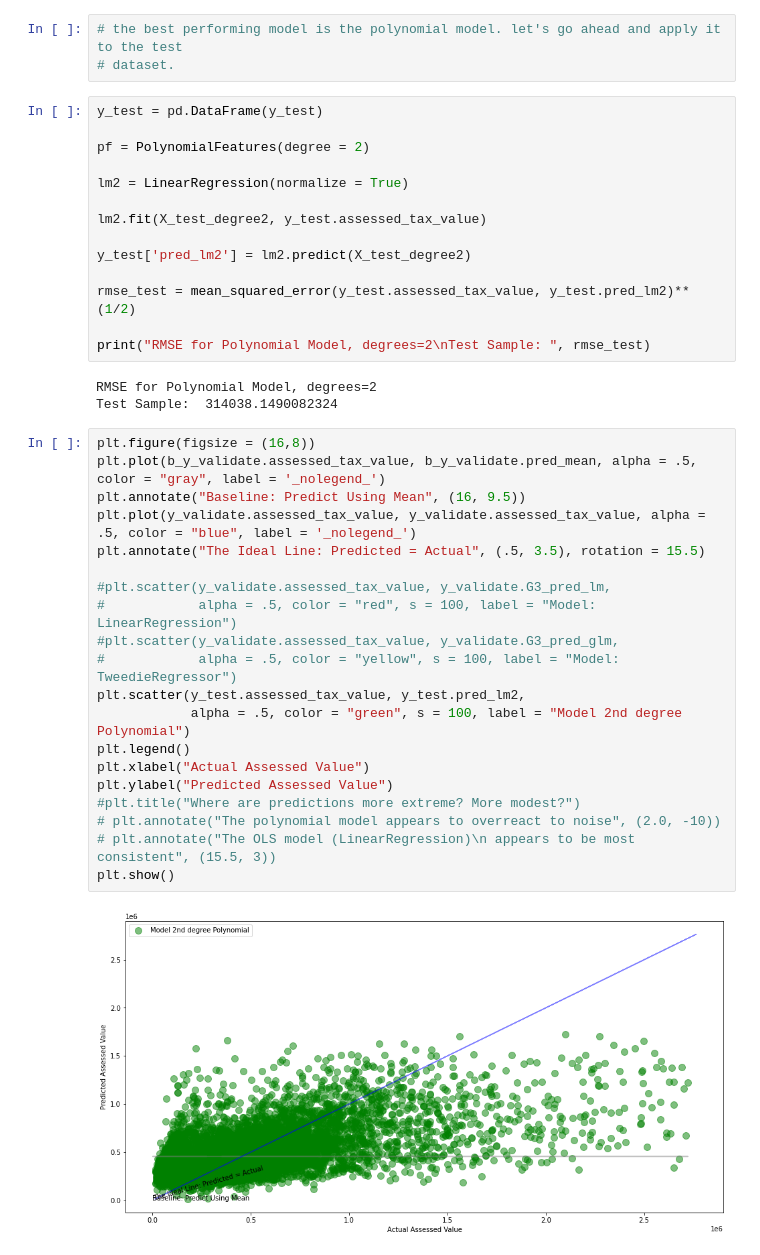
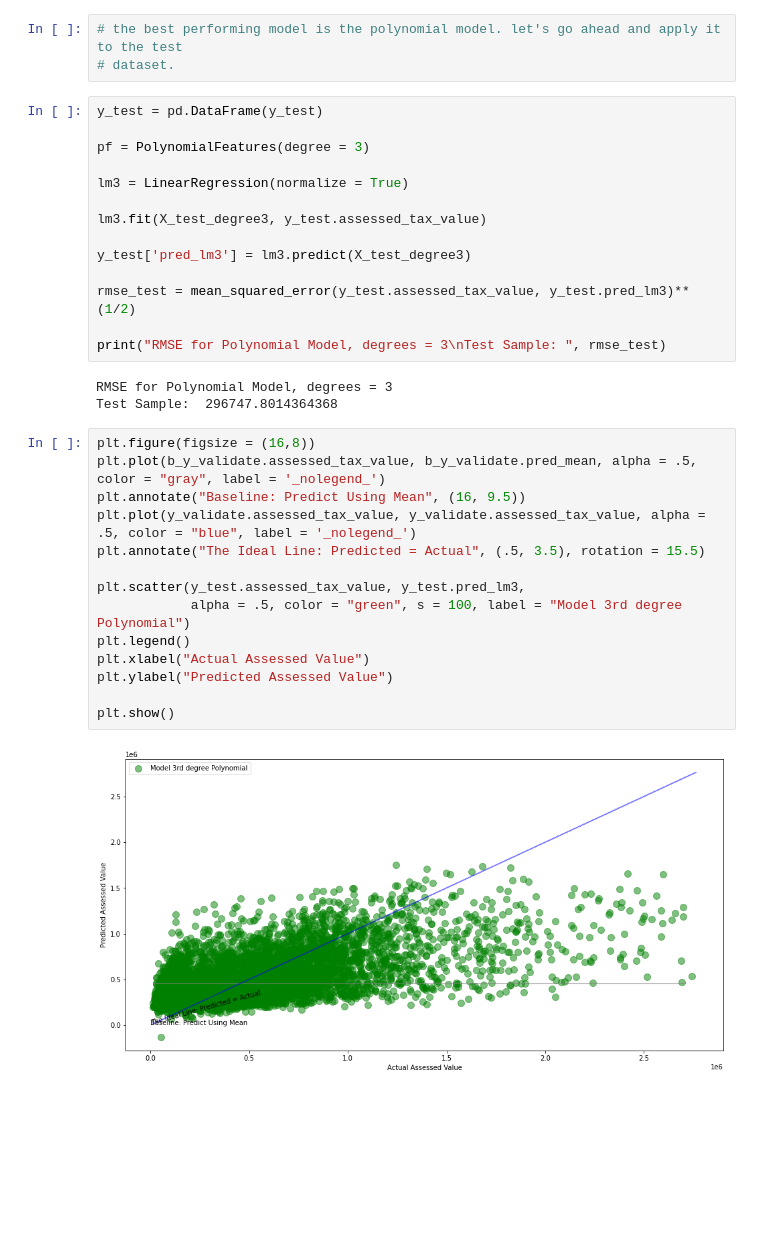
Before and after one commit to david-rodriguez-siller/zillow-regression-project, a Jupyter notebook: Zillow_Regression_Project-Estimating_Home_Values.ipynb, the cells around one changed output. Cells and saved outputs as stored; diff of their text form; blank space fills up the shorter version.

```diff
--- a/Zillow_Regression_Project-Estimating_Home_Values.ipynb
+++ b/Zillow_Regression_Project-Estimating_Home_Values.ipynb
@@ -468,42 +448,36 @@ Validation/Out-of-Sample:  315143.2668118182
 # %%
 y_test = pd.DataFrame(y_test)
 
-pf = PolynomialFeatures(degree = 2)
+pf = PolynomialFeatures(degree = 3)
 
-lm2 = LinearRegression(normalize = True)
+lm3 = LinearRegression(normalize = True)
 
-lm2.fit(X_test_degree2, y_test.assessed_tax_value)
+lm3.fit(X_test_degree3, y_test.assessed_tax_value)
 
-y_test['pred_lm2'] = lm2.predict(X_test_degree2)
+y_test['pred_lm3'] = lm3.predict(X_test_degree3)
 
-rmse_test = mean_squared_error(y_test.assessed_tax_value, y_test.pred_lm2)**(1/2)
+rmse_test = mean_squared_error(y_test.assessed_tax_value, y_test.pred_lm3)**(1/2)
 
-print("RMSE for Polynomial Model, degrees=2\nTest Sample: ", rmse_test)
+print("RMSE for Polynomial Model, degrees = 3\nTest Sample: ", rmse_test)
 # %% [output]
-RMSE for Polynomial Model, degrees=2
-Test Sample:  314038.1490082324
+RMSE for Polynomial Model, degrees = 3
+Test Sample:  296747.8014364368
 # %%
 plt.figure(figsize = (16,8))
 plt.plot(b_y_validate.assessed_tax_value, b_y_validate.pred_mean, alpha = .5, color = "gray", label = '_nolegend_')
 plt.annotate("Baseline: Predict Using Mean", (16, 9.5))
 plt.plot(y_validate.assessed_tax_value, y_validate.assessed_tax_value, alpha = .5, color = "blue", label = '_nolegend_')
 plt.annotate("The Ideal Line: Predicted = Actual", (.5, 3.5), rotation = 15.5)
 
-#plt.scatter(y_validate.assessed_tax_value, y_validate.G3_pred_lm,
-#            alpha = .5, color = "red", s = 100, label = "Model: LinearRegression")
-#plt.scatter(y_validate.assessed_tax_value, y_validate.G3_pred_glm,
-#            alpha = .5, color = "yellow", s = 100, label = "Model: TweedieRegressor")
-plt.scatter(y_test.assessed_tax_value, y_test.pred_lm2,
-            alpha = .5, color = "green", s = 100, label = "Model 2nd degree Polynomial")
+plt.scatter(y_test.assessed_tax_value, y_test.pred_lm3,
+            alpha = .5, color = "green", s = 100, label = "Model 3rd degree Polynomial")
 plt.legend()
 plt.xlabel("Actual Assessed Value")
 plt.ylabel("Predicted Assessed Value")
-#plt.title("Where are predictions more extreme? More modest?")
-# plt.annotate("The polynomial model appears to overreact to noise", (2.0, -10))
-# plt.annotate("The OLS model (LinearRegression)\n appears to be most consistent", (15.5, 3))
+
 plt.show()
 # %% [output]
-[figure, old version]
+[figure, new version]
 # %%
 # Conclusion & Recommendations
     # To summaryize the findings of this exercise, the best perforfming model was a
```
Also changed, not shown: parts of 15 cells of this notebook.
